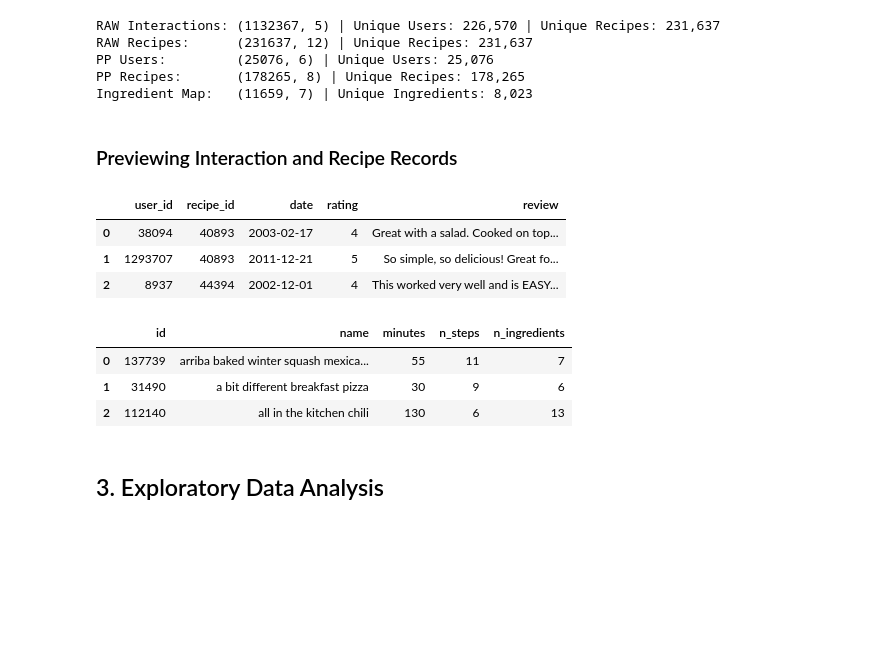
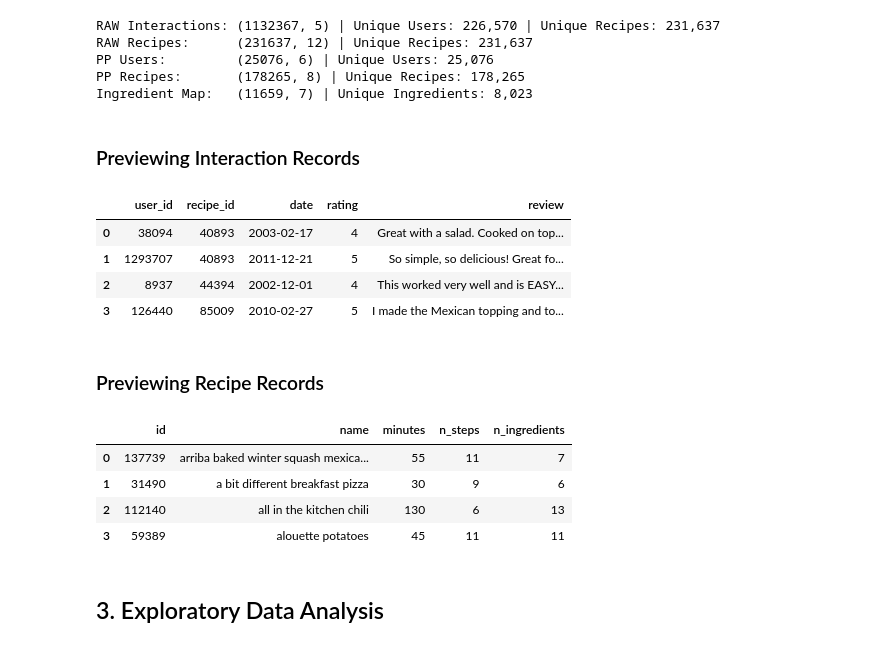
Before and after one commit to vidhyawalke/Recipe-Recommender-System, a Jupyter notebook: Recipe_Recommender.ipynb, the cells around one changed output. Cells and saved outputs as stored; diff of their text form; code cells hidden in the pictures; blank space fills up the shorter version.

```diff
--- a/Recipe_Recommender.ipynb
+++ b/Recipe_Recommender.ipynb
@@ -48,23 +49,27 @@ PP Users:         (25076, 6) | Unique Users: 25,076
 PP Recipes:       (178265, 8) | Unique Recipes: 178,265
 Ingredient Map:   (11659, 7) | Unique Ingredients: 8,023
 # %% [markdown]
-### Previewing Interaction and Recipe Records
+### Previewing Interaction Records
 # %%
-preview_int = df_interactions[['user_id', 'recipe_id', 'date', 'rating', 'review']].head(3)
+preview_int = df_interactions[['user_id', 'recipe_id', 'date', 'rating', 'review']].head(4)
 preview_int
 # %% [output]
 |  | user_id | recipe_id | date | rating | review |
 | 0 | 38094 | 40893 | 2003-02-17 | 4 | Great with a salad. Cooked on top... |
 | 1 | 1293707 | 40893 | 2011-12-21 | 5 | So simple, so delicious! Great fo... |
 | 2 | 8937 | 44394 | 2002-12-01 | 4 | This worked very well and is EASY... |
+| 3 | 126440 | 85009 | 2010-02-27 | 5 | I made the Mexican topping and to... |
+# %% [markdown]
+### Previewing Recipe Records
 # %%
-preview_rec = df_raw_recipes[['id', 'name', 'minutes', 'n_steps', 'n_ingredients']].head(3)
+preview_rec = df_raw_recipes[['id', 'name', 'minutes', 'n_steps', 'n_ingredients']].head(4)
 preview_rec
 # %% [output]
 |  | id | name | minutes | n_steps | n_ingredients |
 | 0 | 137739 | arriba baked winter squash mexica... | 55 | 11 | 7 |
 | 1 | 31490 | a bit different breakfast pizza | 30 | 9 | 6 |
 | 2 | 112140 | all in the kitchen chili | 130 | 6 | 13 |
+| 3 | 59389 | alouette potatoes | 45 | 11 | 11 |
 # %% [markdown]
 ## 3. Exploratory Data Analysis
 # %% [markdown]
```
Also changed, not shown: parts of 26 cells of this notebook.
